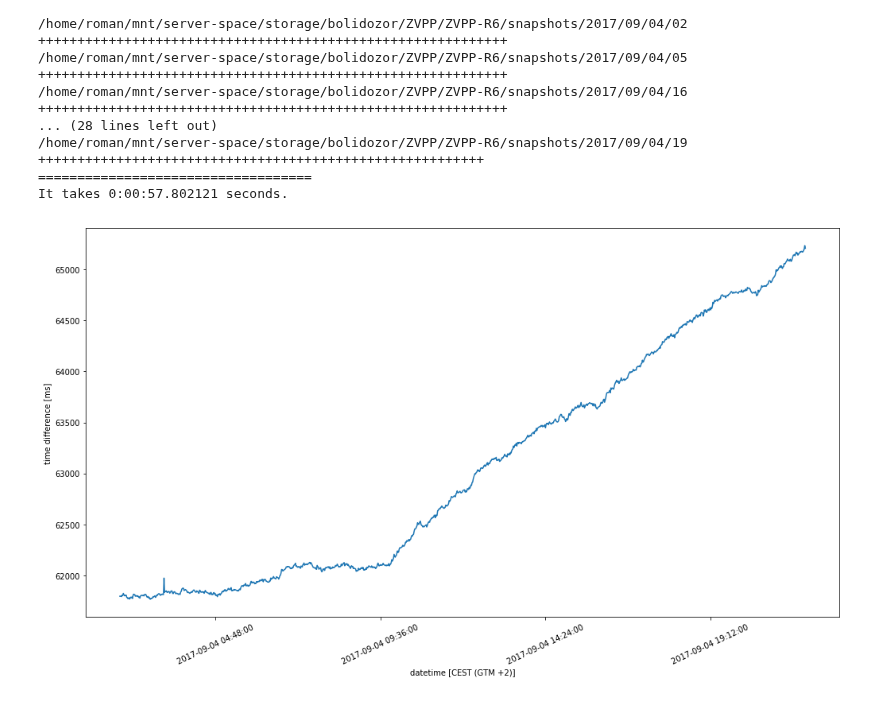
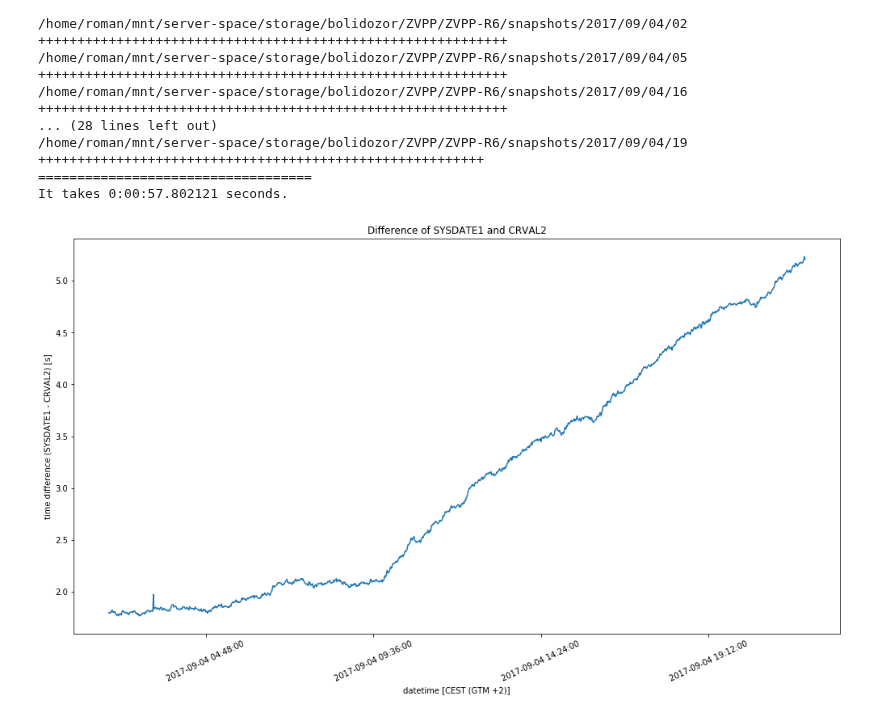
Before and after one commit to bolidozor/MeteorDataAnalyser, a Jupyter notebook: iPython/CRVAL2_SYSTIME_diff_plotter.ipynb, the cells around one changed output. Saved outputs shown, nothing was run; the diff lists cells and outputs as text; code cells hidden in the pictures.

Commit message:
add plot labels

```diff
--- a/iPython/CRVAL2_SYSTIME_diff_plotter.ipynb
+++ b/iPython/CRVAL2_SYSTIME_diff_plotter.ipynb
@@ -58,15 +58,16 @@ It takes 0:00:57.802121 seconds.
 # %%
 plt.figure(figsize=(17, 9))
 
 data=md.date2num([datetime.datetime.fromtimestamp(ts) for ts in times[:,0]/1000])
 plt.xticks( rotation=25 )
 ax=plt.gca()
 xfmt = md.DateFormatter('%Y-%m-%d %H:%M:%S')
 ax.xaxis.set_major_formatter(xfmt)
+ax.set_title('Difference of SYSDATE1 and CRVAL2 ti')
 ax.set_xlabel('datetime [CEST (GTM +2)]')
-ax.set_ylabel('time difference [ms]')
+ax.set_ylabel('time difference (SYSDATE1 - CRVAL2) [s]')
 
-plt.plot(data, times[:,0]-times[:,1])
+plt.plot(data, (times[:,0]-times[:,1])/1000.0 - 60)
 plt.show()
 # %% [output]
-[figure, old version]
+[figure, new version]
```
